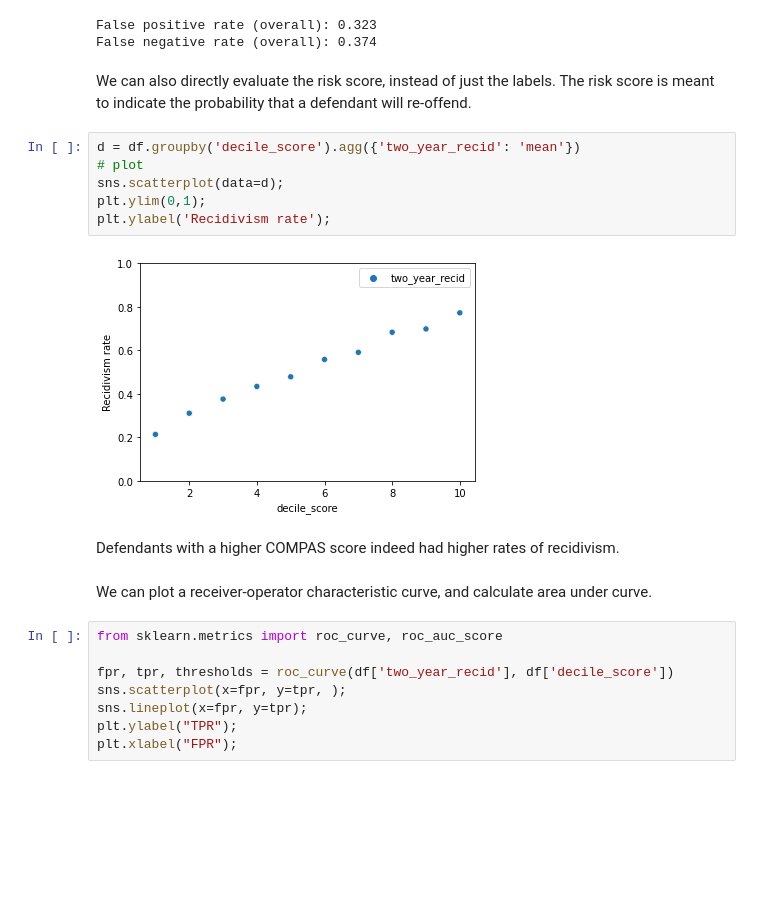
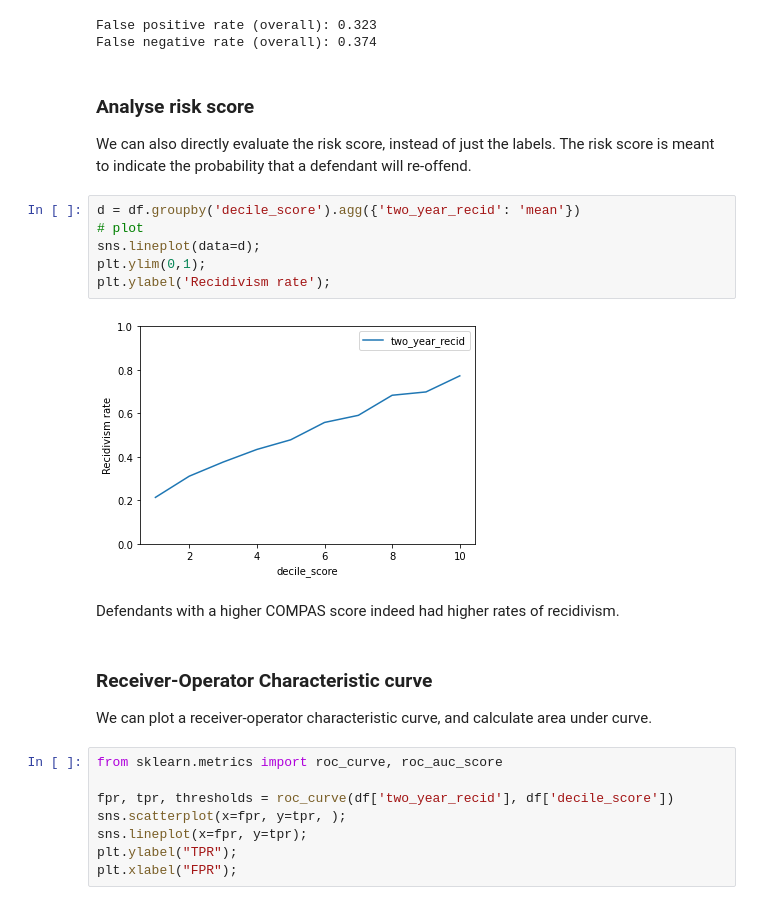
Before and after one commit to MichaelAllen1966/fairness, a Jupyter notebook: compas.ipynb, the cells around one changed output. Saved outputs shown, nothing was run; the diff lists cells and outputs as text; blank space fills up the shorter version.

```diff
--- a/compas.ipynb
+++ b/compas.ipynb
@@ -195,18 +203,22 @@ print(f'False negative rate (overall): {fnr:0.3f}')
 False positive rate (overall): 0.323
 False negative rate (overall): 0.374
 # %% [markdown]
+### Analyse risk score
+
 We can also directly evaluate the risk score, instead of just the labels. The risk score is meant to indicate the probability that a defendant will re-offend.
 # %%
 d = df.groupby('decile_score').agg({'two_year_recid': 'mean'})
 # plot
-sns.scatterplot(data=d);
+sns.lineplot(data=d);
 plt.ylim(0,1);
 plt.ylabel('Recidivism rate');
 # %% [output]
-[figure, old version]
+[figure, new version]
 # %% [markdown]
 Defendants with a higher COMPAS score indeed had higher rates of recidivism.
 # %% [markdown]
+### Receiver-Operator Characteristic curve
+
 We can plot a receiver-operator characteristic curve, and calculate area under curve.
 # %%
 from sklearn.metrics import roc_curve, roc_auc_score
```
Also changed, not shown: parts of 28 cells of this notebook.
